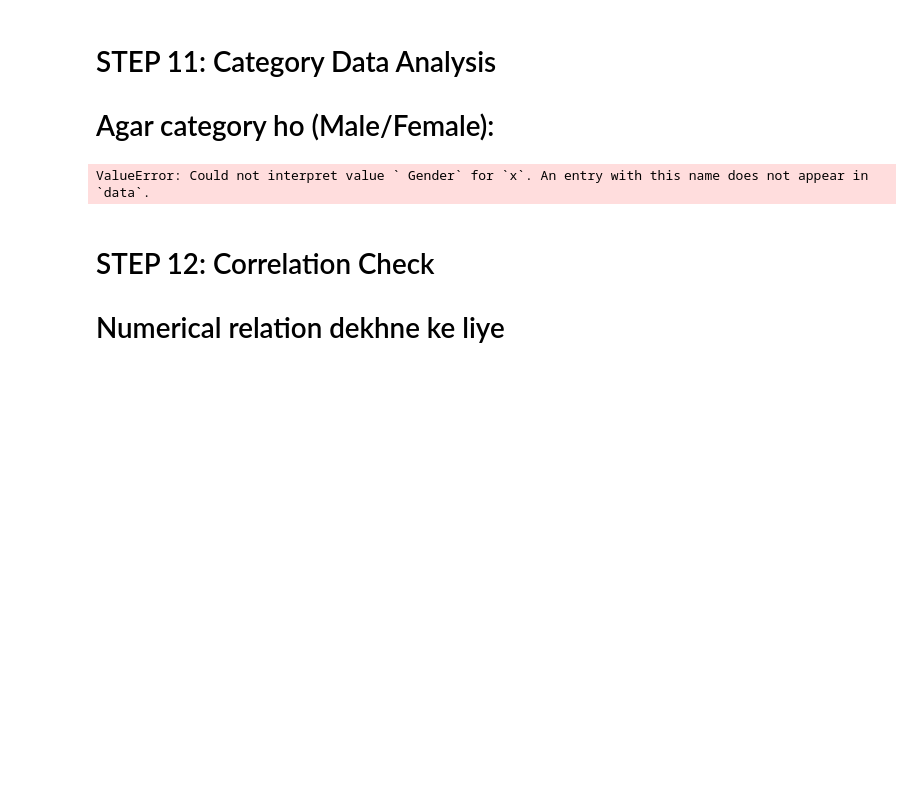
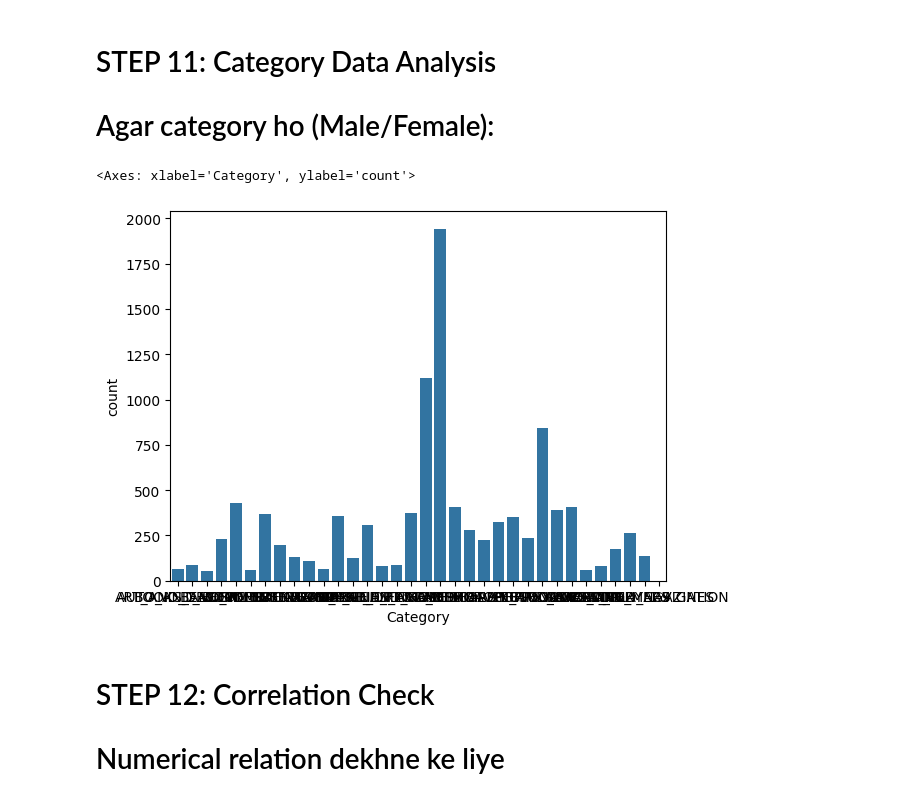
Before and after one commit to usama488/Data-science, a Jupyter notebook: Quizz no(1).ipynb, the cells around one changed output. Cells and saved outputs as stored; diff of their text form; code cells hidden in the pictures; blank space fills up the shorter version.

```diff
--- a/Quizz no(1).ipynb
+++ b/Quizz no(1).ipynb
@@ -390,10 +403,11 @@ df.shape
 # STEP 11: Category Data Analysis
 
 # Agar category ho (Male/Female):
-# %%
-sns.countplot(x=' Gender', data=df)# they are generally used for the comparison male and female and here we have not the columns of the gender are presents thats why they give us error
-# %% [output]
-ValueError: Could not interpret value ` Gender` for `x`. An entry with this name does not appear in `data`.
+# %%
+sns.countplot(x='Category', data=df)
+# %% [output]
+<Axes: xlabel='Category', ylabel='count'>
+[figure, added]
 # %% [markdown]
 # STEP 12: Correlation Check
 
```
Also changed, not shown: parts of 24 cells of this notebook.
